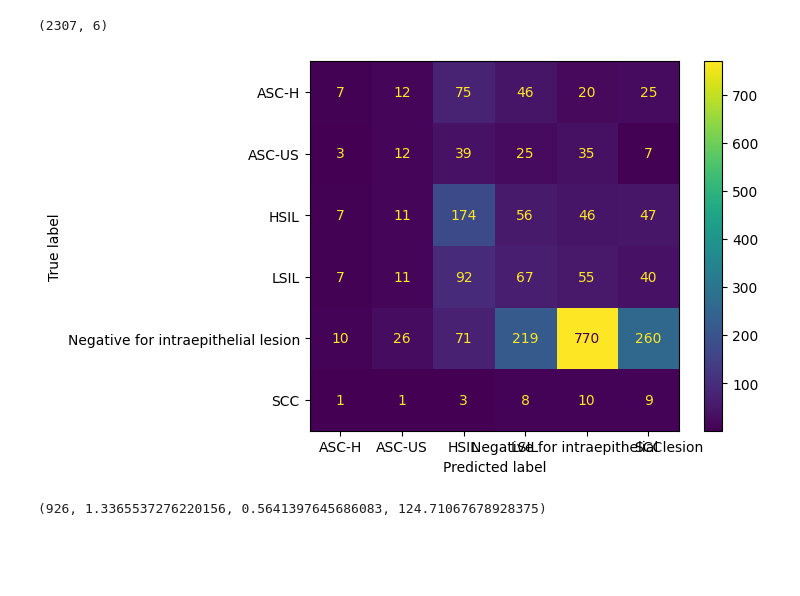
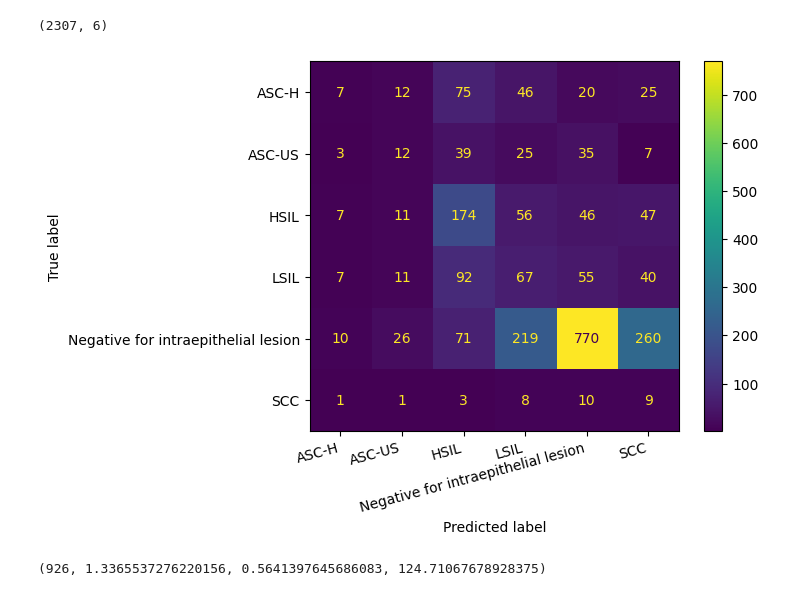
Before and after one commit to HenriqueCastros/pai-flower-nucleus, a Jupyter notebook: trab.ipynb, the cells around one changed output. Cells and saved outputs as stored; diff of their text form; code cells hidden in the pictures; blank space fills up the shorter version.

```diff
--- a/trab.ipynb
+++ b/trab.ipynb
@@ -141,6 +156,9 @@ array([4.        , 4.00826446, 3.9941349 , 4.        , 3.99926254,
        4.03125   ])
 # %% [markdown]
 ## Mahalanobis (8)
+# %%
+maha_X_train = X_train.drop(columns=['im_id'])
+maha_X_test = X_test.drop(columns=['im_id'])
 # %% [markdown]
 #### Negative x other
 # %%
@@ -189,12 +205,12 @@ inv_cov_matrices = []
 # %%
 unique_classes = np.unique(y_train)
 for class_label in unique_classes:
-    class_data = X_train[y_train == class_label]
+    class_data = maha_X_train[y_train == class_label]
     class_means.append(np.mean(class_data, axis=0))
     class_covariances.append(np.cov(class_data, rowvar=False))
     inv_cov_matrices.append(inv(class_covariances[-1]))
 # %%
-mahalanobis_dists = np.zeros((len(X_test), len(unique_classes)))
+mahalanobis_dists = np.zeros((len(maha_X_test), len(unique_classes)))
 # %%
 unique_classes.tolist()
 # %% [output]
@@ -230,7 +246,7 @@ for i, class_label in enumerate(unique_classes):
     mahalanobis_dists[:, i] = np.apply_along_axis(
         lambda x: mahalanobis(x, class_means[i], inv_cov_matrices[i]),
         axis=1,
-        arr=X_test
+        arr=maha_X_test,
     )
 # %%
 mahalanobis_dists.shape
@@ -241,11 +257,14 @@ y_pred = np.argmin(mahalanobis_dists, axis=1)
 y_pred = list(map(lambda x: unique_classes[x], y_pred))
 # %%
 confusion_matrix = metrics.confusion_matrix(y_test, y_pred)
-cm_display = metrics.ConfusionMatrixDisplay(confusion_matrix = confusion_matrix, display_labels = unique_classes)
+cm_display = metrics.ConfusionMatrixDisplay(
+    confusion_matrix=confusion_matrix, display_labels=unique_classes
+)
 cm_display.plot()
+plt.xticks(rotation=15, ha='right')
 plt.show()
 # %% [output]
-[figure, old version]
+[figure, new version]
 # %%
 data = (
     description.calculate_area(watershed_img),
```
Also changed, not shown: parts of 36 cells of this notebook, 7 other files.
